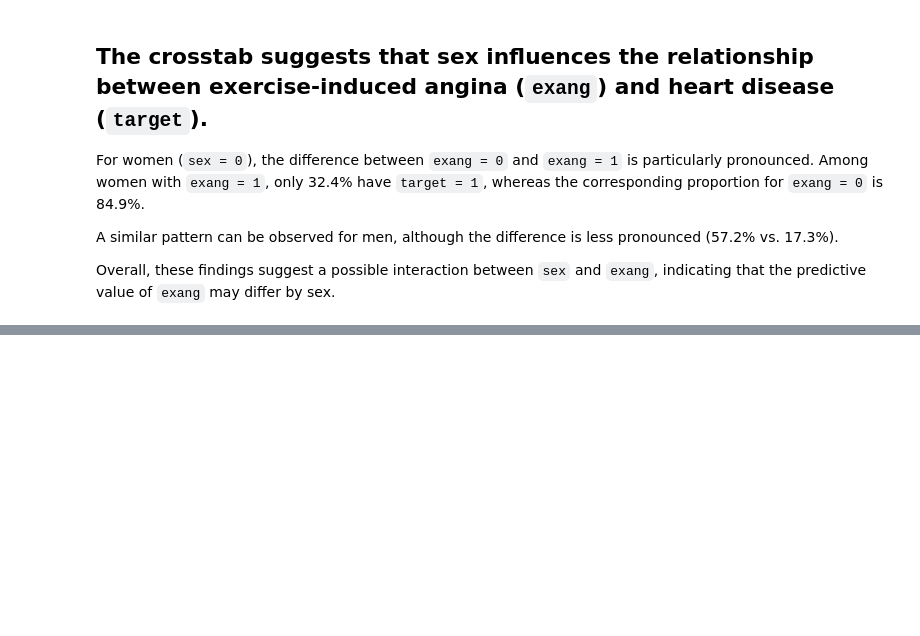
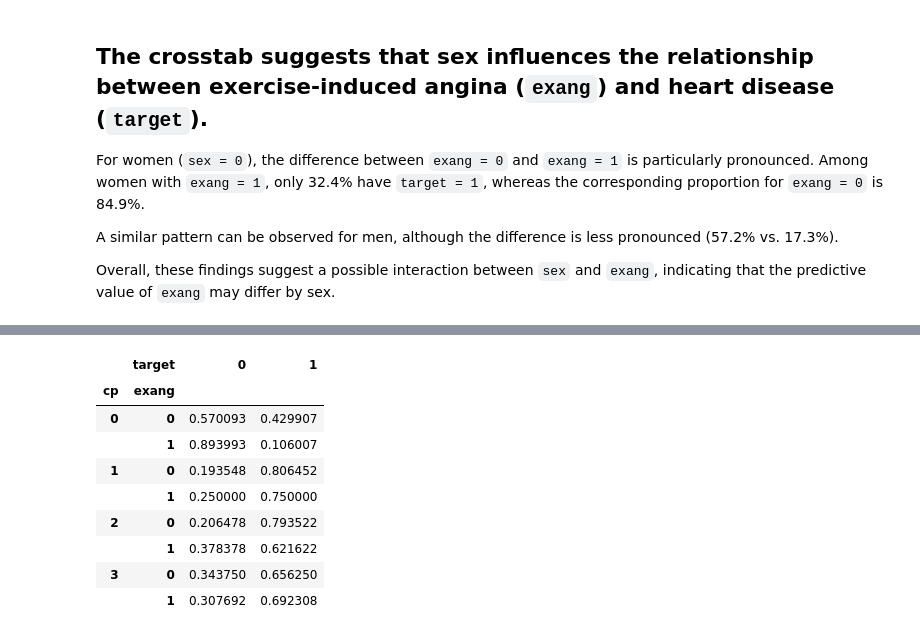
Before and after one commit to Wassiemkahlawi/heart-disease-ml-analysis, a Jupyter notebook: notebooks/01_eda.ipynb, the cells around one changed output, grey strips where cells are left out. Cells and saved outputs as stored; diff of their text form; code cells hidden in the pictures; blank space fills up the shorter version.

```diff
--- a/notebooks/01_eda.ipynb
+++ b/notebooks/01_eda.ipynb
@@ -546,0 +578,19 @@ Overall, these findings suggest a possible interaction between `sex` and `exang`
+# %%
+rates = pd.crosstab(
+    [df["cp"], df["exang"]],
+    df["target"],
+    normalize="index"
+)
+
+rates
+# %% [output]
+|  | target | 0 | 1 |
+| cp | exang |  |  |
+| 0 | 0 | 0.570093 | 0.429907 |
+|  | 1 | 0.893993 | 0.106007 |
+| 1 | 0 | 0.193548 | 0.806452 |
+|  | 1 | 0.250000 | 0.750000 |
+| 2 | 0 | 0.206478 | 0.793522 |
+|  | 1 | 0.378378 | 0.621622 |
+| 3 | 0 | 0.343750 | 0.656250 |
+|  | 1 | 0.307692 | 0.692308 |
```
Also changed, not shown: parts of 2 cells of this notebook.
